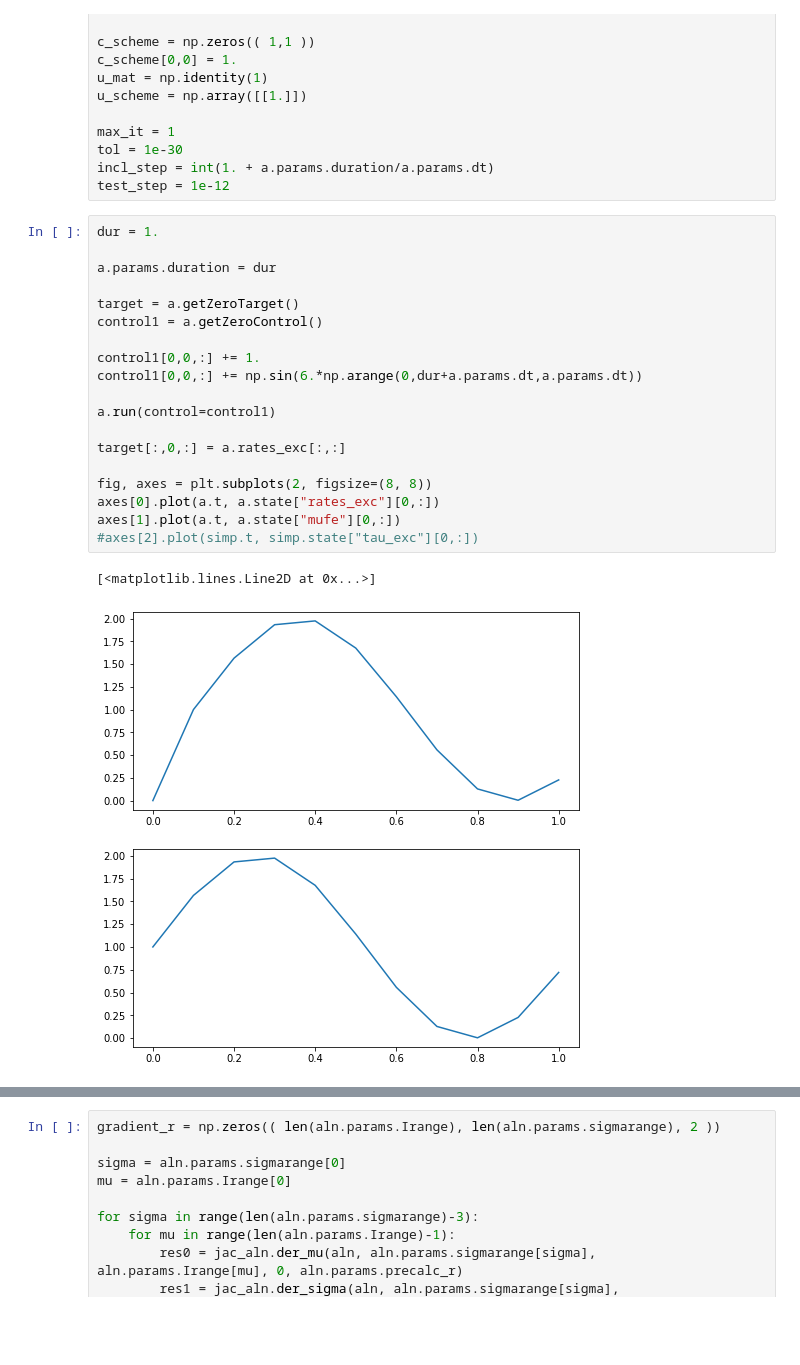
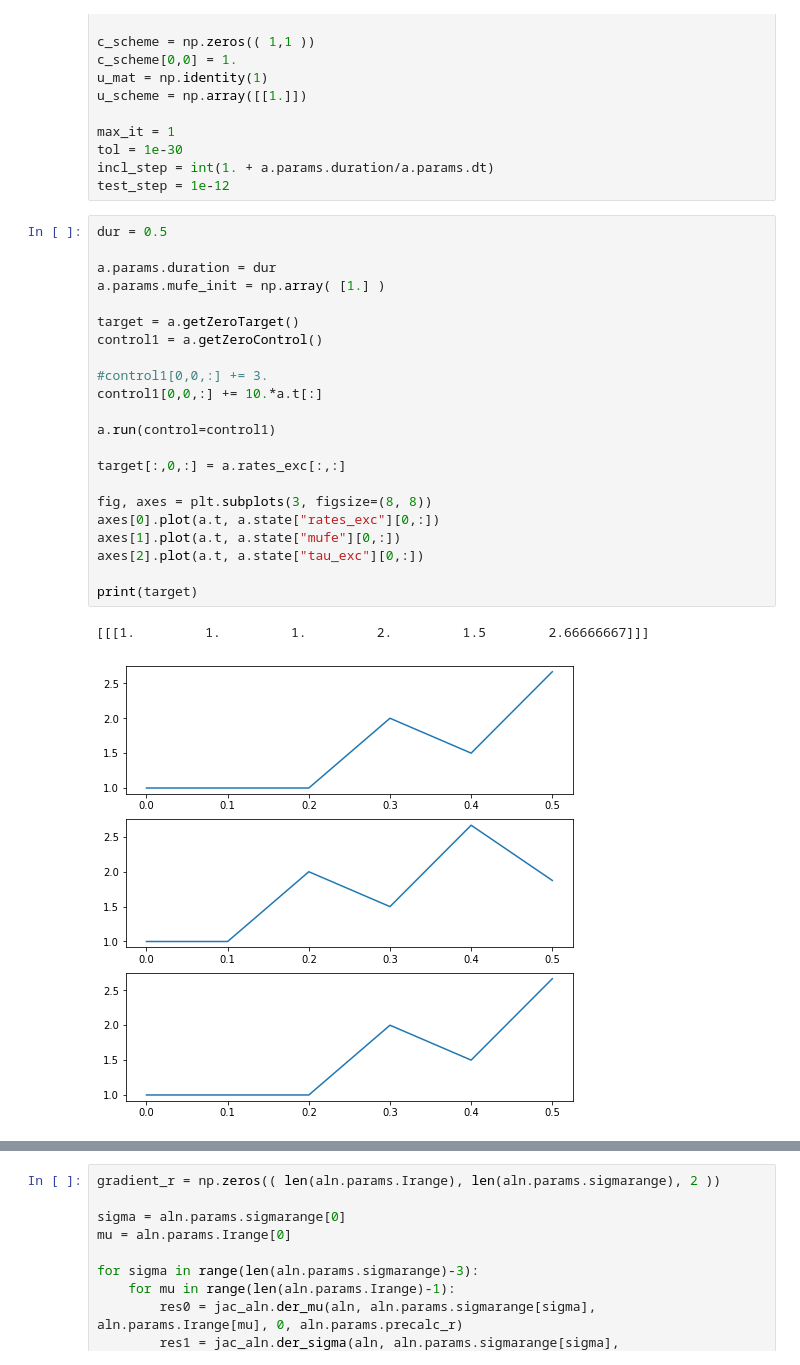
Before and after one commit to lenasal/neurolib, a Jupyter notebook: simp/a.ipynb, the cells around one changed output, grey strips where cells are left out. Drawn from its saved outputs; the diff is of its cells as text; blank space fills up the shorter version.

```diff
--- a/simp/a.ipynb
+++ b/simp/a.ipynb
@@ -33,26 +33,29 @@ tol = 1e-30
 incl_step = int(1. + a.params.duration/a.params.dt)
 test_step = 1e-12
 # %%
-dur = 1.
+dur = 0.5
 
 a.params.duration = dur
+a.params.mufe_init = np.array( [1.] )
 
 target = a.getZeroTarget()
 control1 = a.getZeroControl()
 
-control1[0,0,:] += 1.
-control1[0,0,:] += np.sin(6.*np.arange(0,dur+a.params.dt,a.params.dt))
+#control1[0,0,:] += 3.
+control1[0,0,:] += 10.*a.t[:]
 
 a.run(control=control1)
 
 target[:,0,:] = a.rates_exc[:,:]
 
-fig, axes = plt.subplots(2, figsize=(8, 8))
+fig, axes = plt.subplots(3, figsize=(8, 8))
 axes[0].plot(a.t, a.state["rates_exc"][0,:])
 axes[1].plot(a.t, a.state["mufe"][0,:])
-#axes[2].plot(simp.t, simp.state["tau_exc"][0,:])
+axes[2].plot(a.t, a.state["tau_exc"][0,:])
+
+print(target)
 # %% [output]
-[<matplotlib.lines.Line2D at 0x...>]
+[[[1.         1.         1.         2.         1.5        2.66666667]]]
-[figure, old version]
+[figure, new version]
 # %%
 max_cntrl = 100. * 5.
```
Also changed, not shown: parts of 5 cells of this notebook, 23 other files.
